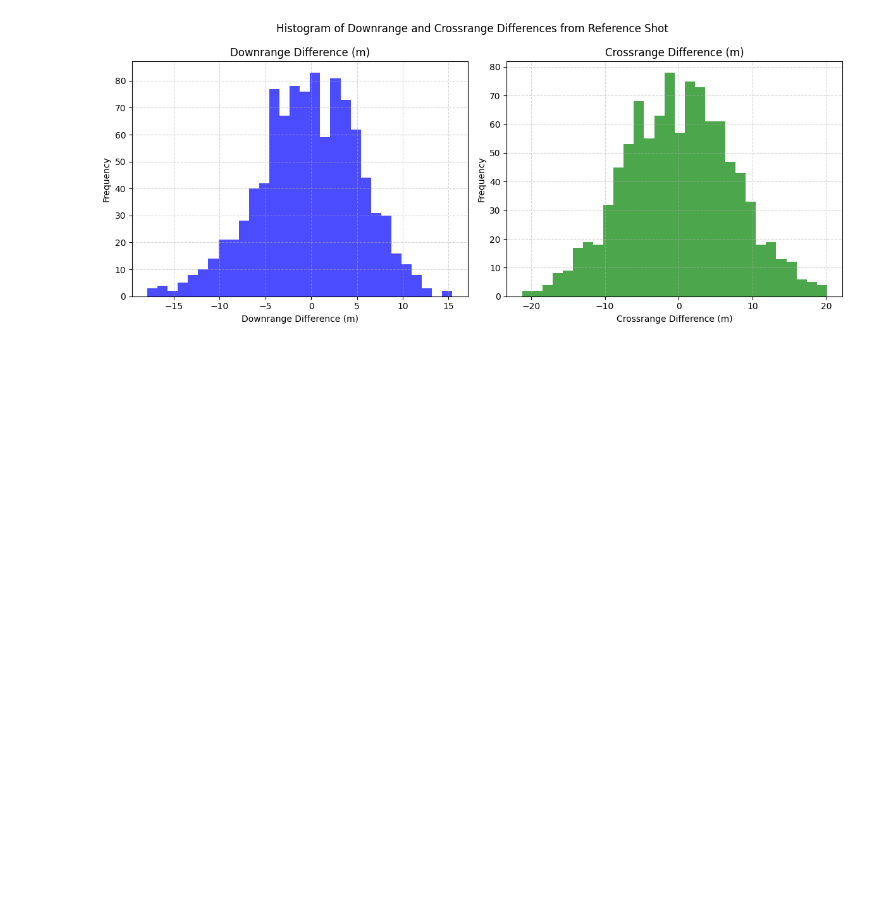
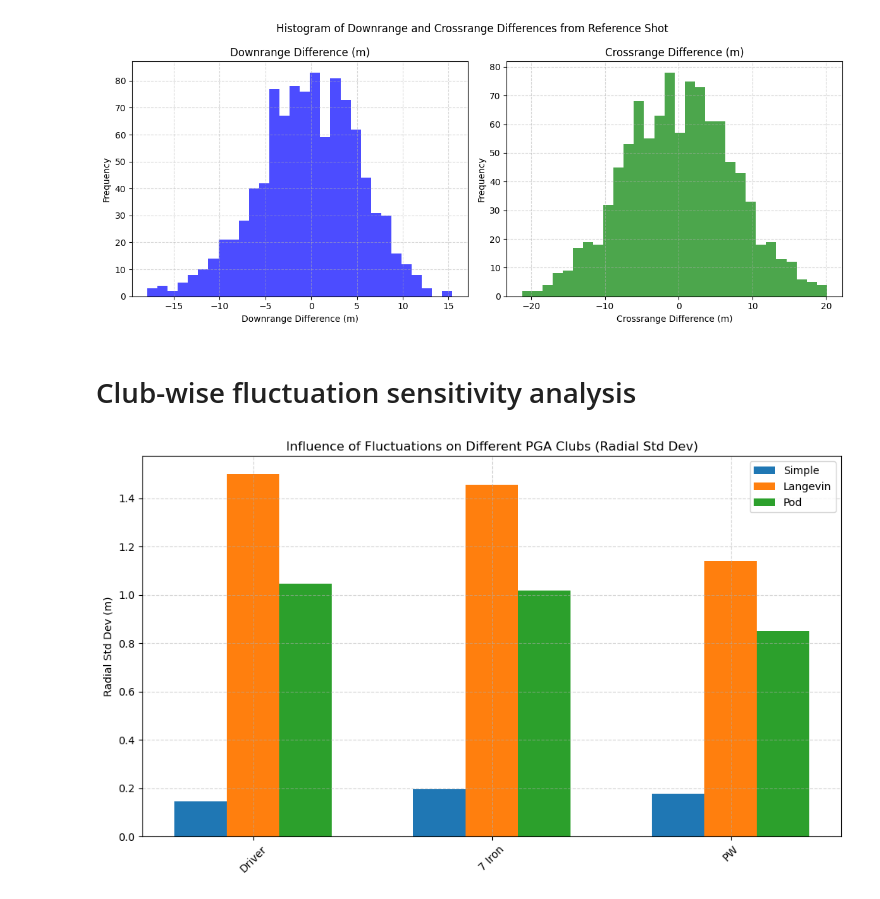
Before and after one commit to JacobManniche/Bachelor_rep, a Jupyter notebook: demos/fluctuation.ipynb, the cells around one changed output. Saved outputs shown, nothing was run; the diff lists cells and outputs as text; code cells hidden in the pictures; blank space fills up the shorter version.

```diff
--- a/demos/fluctuation.ipynb
+++ b/demos/fluctuation.ipynb
@@ -337,3 +338,76 @@ plt.tight_layout()
 plt.show()
 # %% [output]
 [figure]
+# %% [markdown]
+# Club-wise fluctuation sensitivity analysis
+# %%
+# Clubs to analyse
+clubs = ['Driver', '7 Iron', 'PW']
+methods = ['simple', 'langevin', 'pod']
+N = 600
+
+dt = 0.01
+n_modes_pod = 9
+
+# helper to simulate a single PGA shot with a given fluctuation
+def simulate_pga_shot(club, method, wind, dt=0.01, n_modes=9, seed=None):
+    if method.lower() == 'pod':
+        fluc = Fluctuator(method='pod', n_modes=n_modes, seed=seed)
+    else:
+        fluc = Fluctuator(method=method, seed=seed)
+    traj = PGA(club, fluc=fluc, wind=wind)
+    traj.solve('euler', dt)
+    return traj.p[-1][:2]
+
+# run simulations
+landing = {club: {m: None for m in methods} for club in clubs}
+for club in clubs:
+    for m in methods:
+        results = Parallel(n_jobs=-1)(
+            delayed(simulate_pga_shot)(club, m, wind, dt, n_modes_pod, i) for i in range(N)
+        )
+        landing[club][m] = np.array(results)
+
+# compute reference (no fluctuations)
+p_ref = {}
+for club in clubs:
+    traj = PGA(club, wind=wind)
+    traj.solve('euler', dt)
+    p_ref[club] = traj.p[-1][:2]
+
+# compute radial std dev per club and method
+stds = {m: [] for m in methods}
+for m in methods:
+    for club in clubs:
+        diffs = landing[club][m] - p_ref[club]
+        std_r = np.std(np.linalg.norm(diffs, axis=1))
+        stds[m].append(std_r)
+
+# plot grouped bar chart
+x = np.arange(len(clubs))
+width = 0.22
+fig, ax = plt.subplots(figsize=(10,6))
+for i,m in enumerate(methods):
+    ax.bar(x + (i-1)*width, stds[m], width, label=m.title())
+ax.set_xticks(x)
+ax.set_xticklabels(clubs, rotation=45)
+ax.set_ylabel('Radial Std Dev (m)')
+ax.set_title('Influence of Fluctuations on Different PGA Clubs (Radial Std Dev)')
+ax.legend()
+ax.grid(True, linestyle='--', alpha=0.5)
+plt.tight_layout()
+plt.show()
+
+# # scatter examples for Driver and 9 Iron using Langevin
+# for club in ['Driver', '7 Iron', 'PW']:
+#     pts = landing[club]['langevin'] - p_ref[club]
+#     fig, ax = plt.subplots(figsize=(6,6))
+#     ax.scatter(pts[:,0], pts[:,1], alpha=0.3)
+#     ax.set_title(f'{club} - Langevin Fluctuation Scatter (N={N})')
+#     ax.set_xlabel('Downrange Difference (m)')
+#     ax.set_ylabel('Crossrange Difference (m)')
+#     ax.axis('equal')
+#     ax.grid(True)
+#     plt.show()
+# %% [output]
+[figure, added]
```
Also changed, not shown: parts of 4 cells of this notebook, 3 other files.
